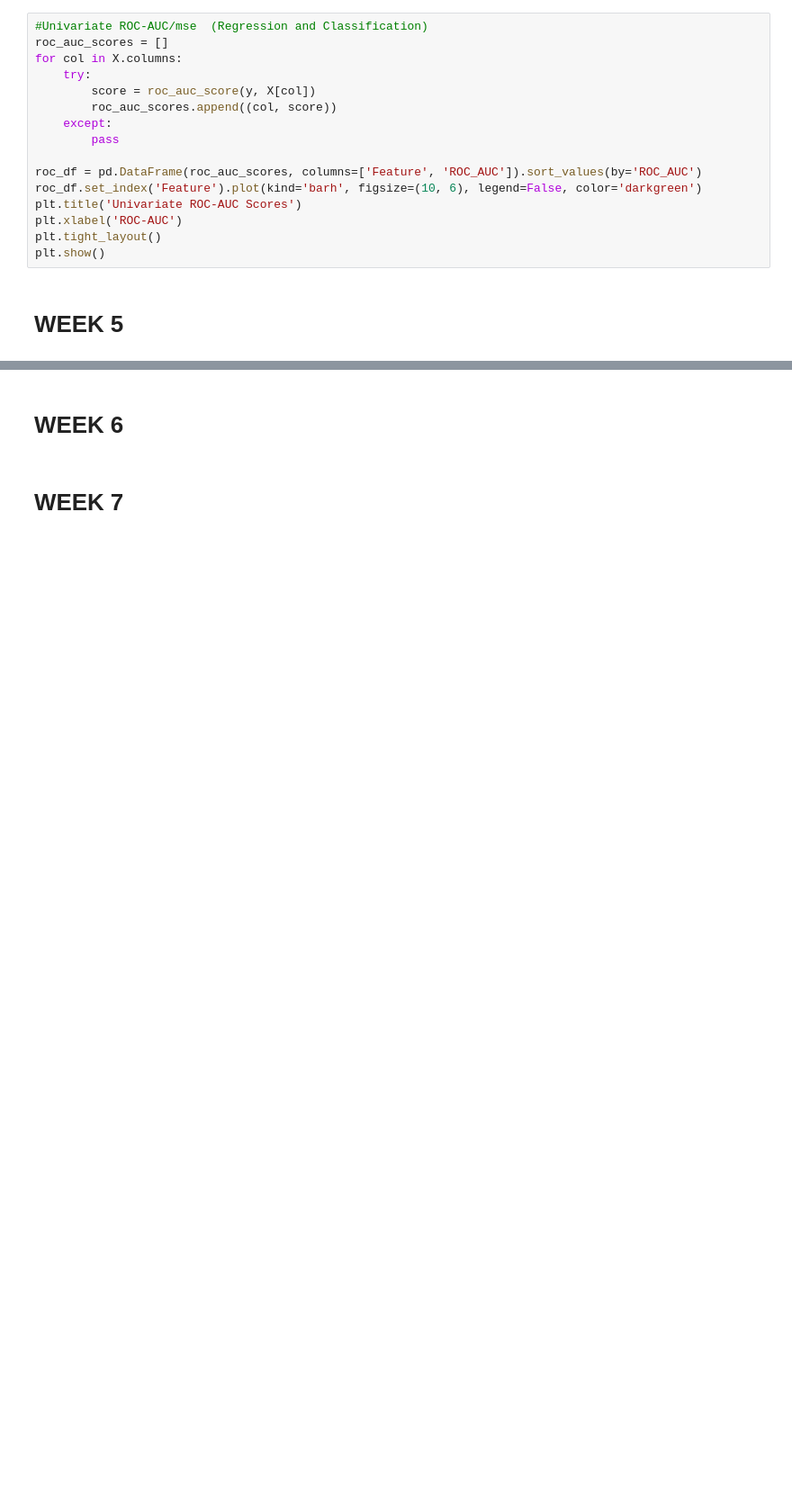
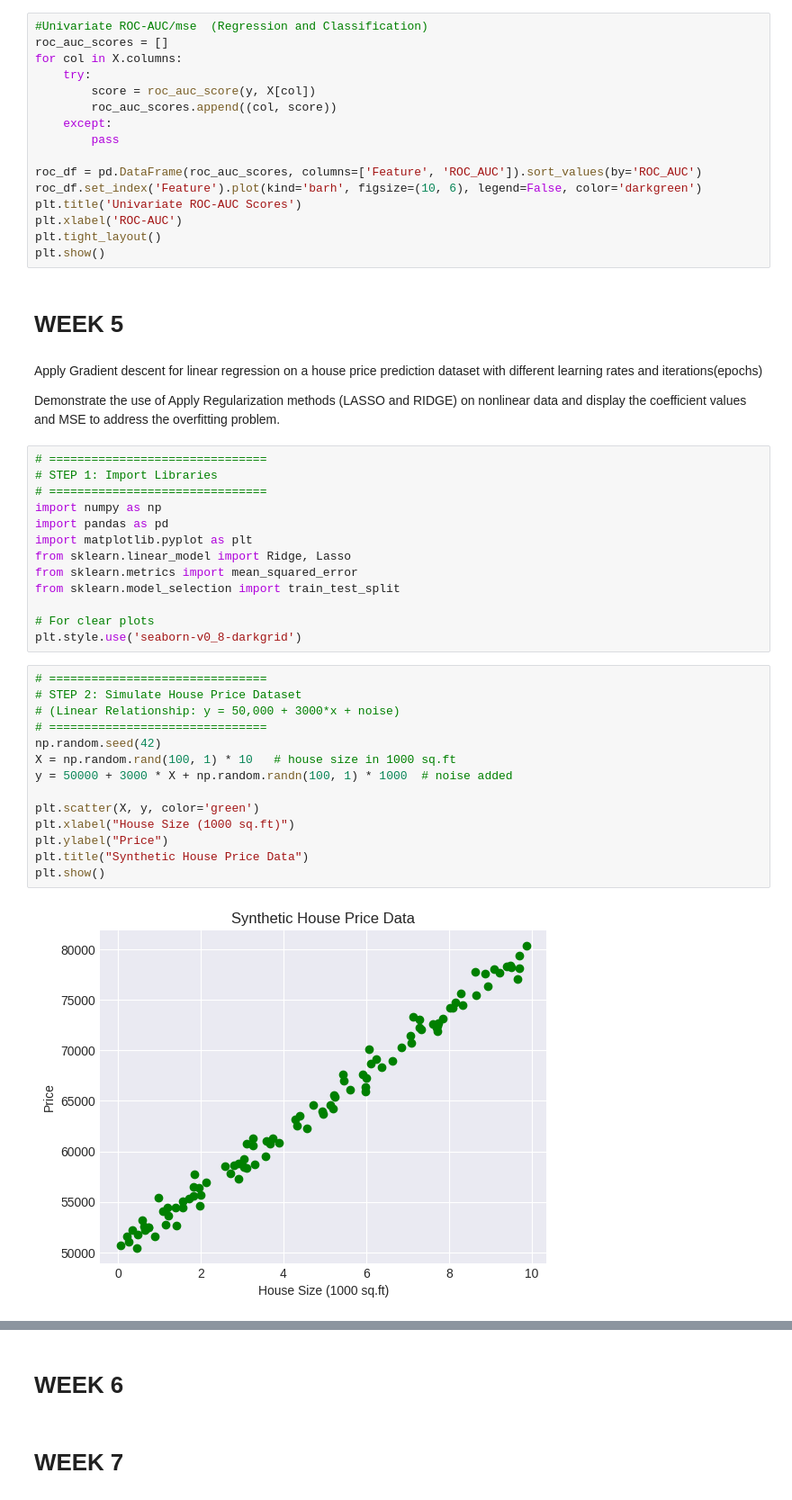
Before and after one commit to V4T5AV/ML, a Jupyter notebook: ML.ipynb, the cells around one changed output, grey strips where cells are left out. Shown at 90% size. Cells and saved outputs as stored; diff of their text form; blank space fills up the shorter version.

```diff
--- a/ML.ipynb
+++ b/ML.ipynb
@@ -613,3 +613,36 @@ plt.tight_layout()
 plt.show()
 # %% [markdown]
 # WEEK 5
+# %% [markdown]
+Apply Gradient descent for linear regression on a house price prediction dataset with different learning rates and iterations(epochs)
+
+Demonstrate the use of Apply Regularization methods (LASSO and RIDGE) on nonlinear data and display the coefficient values and MSE to address the overfitting problem.
+# %%
+# ===============================
+# STEP 1: Import Libraries
+# ===============================
+import numpy as np
+import pandas as pd
+import matplotlib.pyplot as plt
+from sklearn.linear_model import Ridge, Lasso
+from sklearn.metrics import mean_squared_error
+from sklearn.model_selection import train_test_split
+
+# For clear plots
+plt.style.use('seaborn-v0_8-darkgrid')
+# %%
+# ===============================
+# STEP 2: Simulate House Price Dataset
+# (Linear Relationship: y = 50,000 + 3000*x + noise)
+# ===============================
+np.random.seed(42)
+X = np.random.rand(100, 1) * 10   # house size in 1000 sq.ft
+y = 50000 + 3000 * X + np.random.randn(100, 1) * 1000  # noise added
+
+plt.scatter(X, y, color='green')
+plt.xlabel("House Size (1000 sq.ft)")
+plt.ylabel("Price")
+plt.title("Synthetic House Price Data")
+plt.show()
+# %% [output]
+[figure, added]
```
Also changed, not shown: parts of 5 cells of this notebook.
